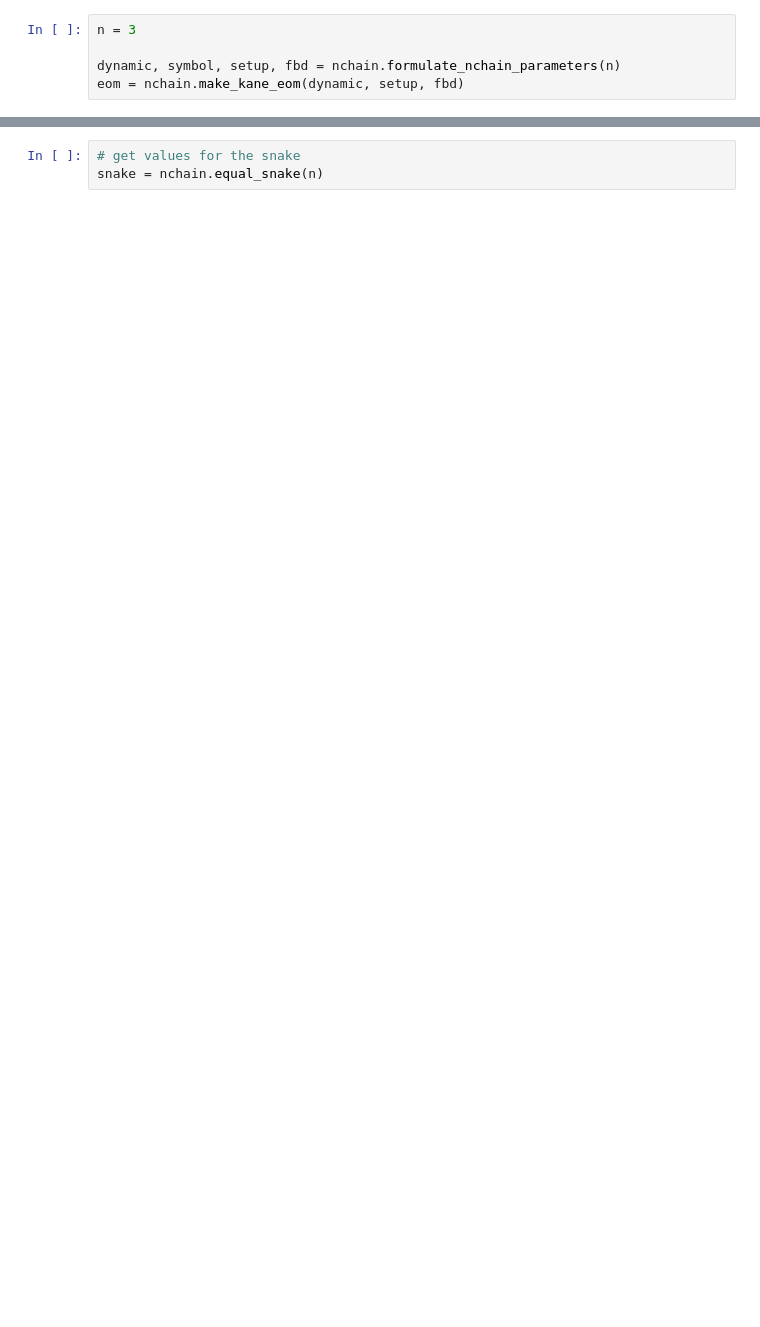
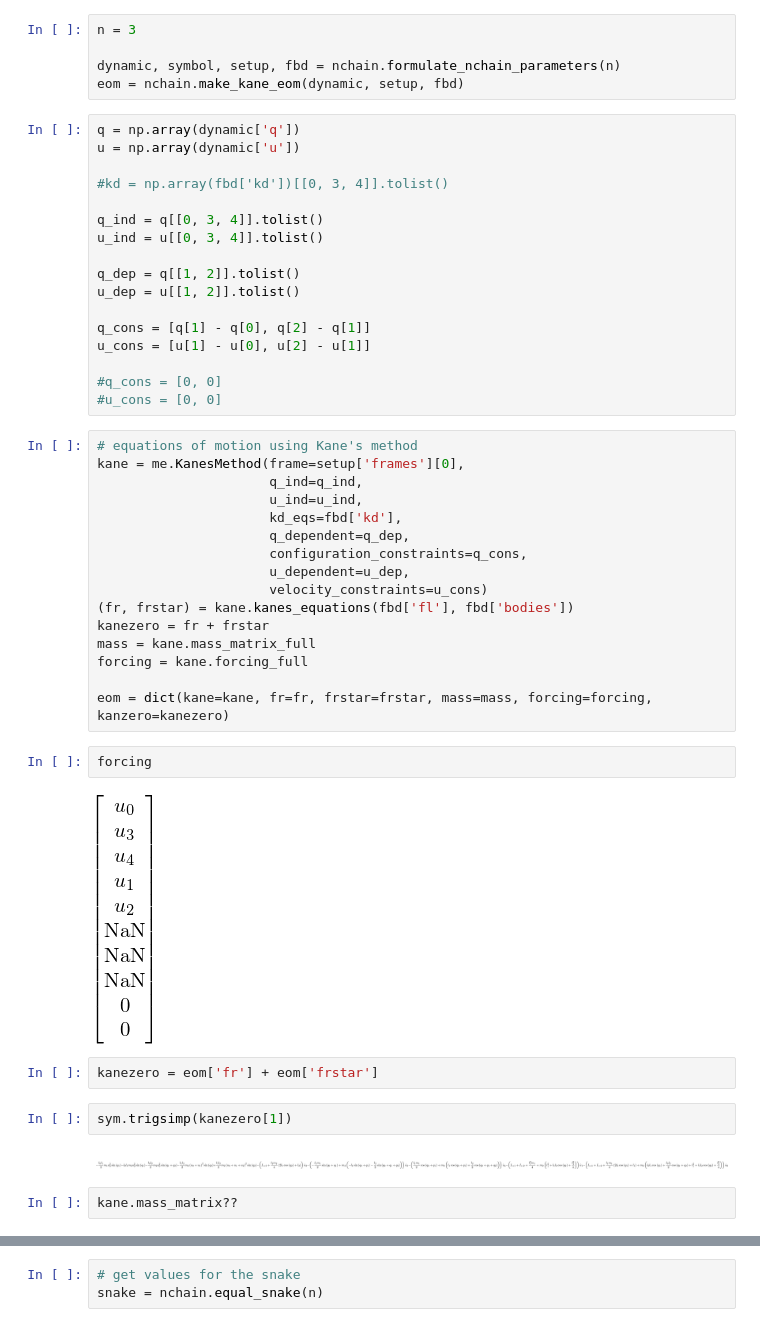
Before and after one commit to isaacyeaton/snaketurn, a Jupyter notebook: nchain-shape-space.ipynb, the cells around one changed output, grey strips where cells are left out. Saved outputs shown, nothing was run; the diff lists cells and outputs as text; blank space fills up the shorter version.

Commit message:
Playing around with adding dependent speeds and coordintes. It isn't working so well...

```diff
--- a/nchain-shape-space.ipynb
+++ b/nchain-shape-space.ipynb
@@ -38,3 +35,48 @@ n = 3
 
 dynamic, symbol, setup, fbd = nchain.formulate_nchain_parameters(n)
 eom = nchain.make_kane_eom(dynamic, setup, fbd)
+# %%
+q = np.array(dynamic['q'])
+u = np.array(dynamic['u'])
+
+#kd = np.array(fbd['kd'])[[0, 3, 4]].tolist()
+
+q_ind = q[[0, 3, 4]].tolist()
+u_ind = u[[0, 3, 4]].tolist()
+
+q_dep = q[[1, 2]].tolist()
+u_dep = u[[1, 2]].tolist()
+
+q_cons = [q[1] - q[0], q[2] - q[1]]
+u_cons = [u[1] - u[0], u[2] - u[1]]
+
+#q_cons = [0, 0]
+#u_cons = [0, 0]
+# %%
+# equations of motion using Kane's method
+kane = me.KanesMethod(frame=setup['frames'][0],
+                      q_ind=q_ind,
+                      u_ind=u_ind,
+                      kd_eqs=fbd['kd'],
+                      q_dependent=q_dep,
+                      configuration_constraints=q_cons,
+                      u_dependent=u_dep,
+                      velocity_constraints=u_cons)
+(fr, frstar) = kane.kanes_equations(fbd['fl'], fbd['bodies'])
+kanezero = fr + frstar
+mass = kane.mass_matrix_full
+forcing = kane.forcing_full
+
+eom = dict(kane=kane, fr=fr, frstar=frstar, mass=mass, forcing=forcing, kanzero=kanezero)
+# %%
+forcing
+# %% [output]
+[figure, added]
+# %%
+kanezero = eom['fr'] + eom['frstar']
+# %%
+sym.trigsimp(kanezero[1])
+# %% [output]
+[figure, added]
+# %%
+kane.mass_matrix??
```
Also changed, not shown: parts of 21 cells of this notebook.
